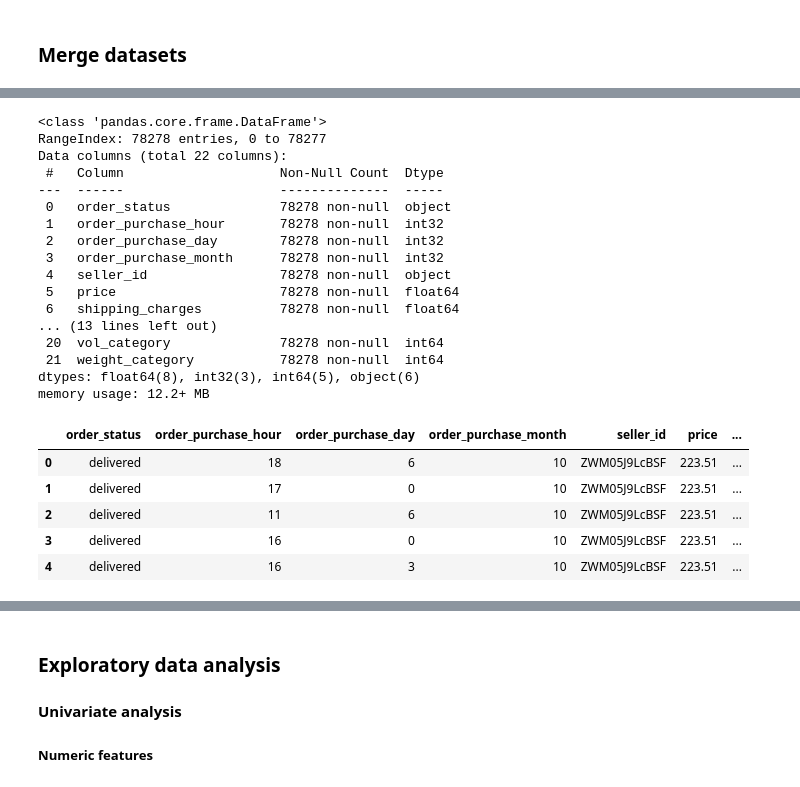
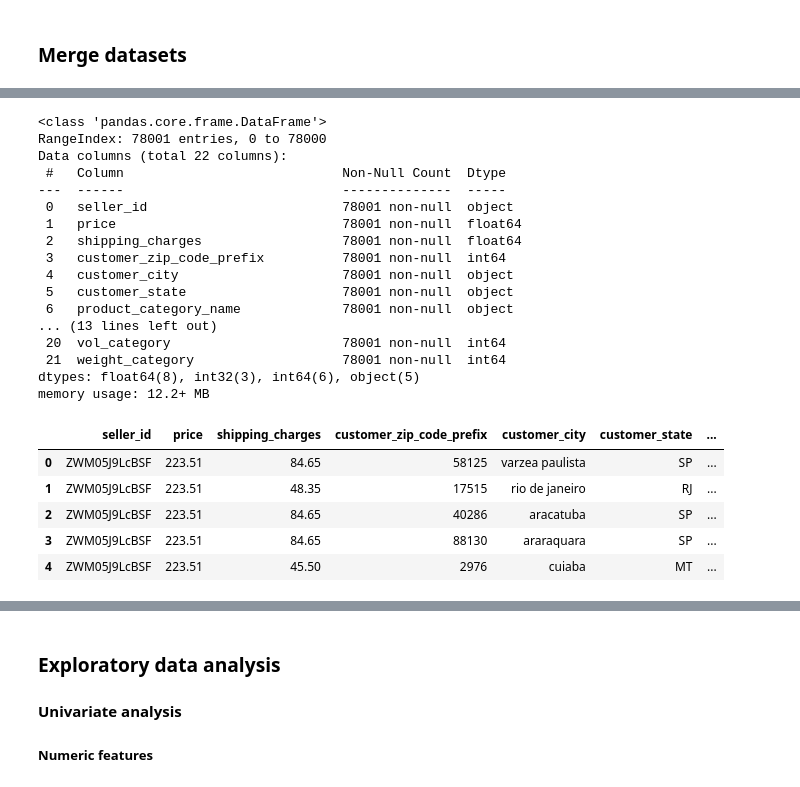
Before and after one commit to piyalidas28/ML_AI_UCB, a Jupyter notebook: capstone_project_ecomm_payment/ecomm.ipynb, the cells around one changed output, grey strips where cells are left out. Drawn from its saved outputs; the diff is of its cells as text; code cells hidden in the pictures.

```diff
--- a/capstone_project_ecomm_payment/ecomm.ipynb
+++ b/capstone_project_ecomm_payment/ecomm.ipynb
@@ -360,3 +493,0 @@ Insights:
-# %%
-df_orders_train[["order_purchase_timestamp", "order_approved_at", "order_delivered_timestamp", "order_estimated_delivery_date"]] = df_orders_train[["order_purchase_timestamp", "order_approved_at", "order_delivered_timestamp", "order_estimated_delivery_date"]].apply(pd.to_datetime)
-df_orders_train['order_purchase_timestamp'].dt.hour
@@ -452,14 +505,14 @@ def merge_datasets(df_orders, df_order_items, df_customers, df_products, df_paym
     )
 # %%
 # merge training datasets
-df_tr = merge_datasets(
+df = merge_datasets(
     df_orders_train,
     df_order_items_train,
     df_customers_train,
     df_products_train,
     df_payments_train,
 )
-df_tr.info()
-print_df_info(df_tr)
+df.info()
+print_df_info(df)
 # %% [output]
 <class 'pandas.core.frame.DataFrame'>
@@ -547,2 +593,4 @@ Duplicate values:
+# %%
+df.dropna(subset=["prod_vol","product_category_name"], inplace=True)
 # %%
 # it seems removing the various id columns resulted in lots of duplicates. Dropping those duplicates now
@@ -569,32 +617,32 @@ dtypes: float64(8), int32(3), int64(5), object(6)
 memory usage: 12.8+ MB
 # %%
 # reseting the index
-df_tr.reset_index(drop=True, inplace=True)
-df_tr.info()
+df.reset_index(drop=True, inplace=True)
+df.info()
 # %% [output]
 <class 'pandas.core.frame.DataFrame'>
-RangeIndex: 78278 entries, 0 to 78277
+RangeIndex: 78001 entries, 0 to 78000
 Data columns (total 22 columns):
- #   Column                    Non-Null Count  Dtype
----  ------                    --------------  -----
- 0   order_status              78278 non-null  object
- 1   order_purchase_hour       78278 non-null  int32
- 2   order_purchase_day        78278 non-null  int32
- 3   order_purchase_month      78278 non-null  int32
- 4   seller_id                 78278 non-null  object
- 5   price                     78278 non-null  float64
- 6   shipping_charges          78278 non-null  float64
+ #   Column                            Non-Null Count  Dtype
+---  ------                            --------------  -----
+ 0   seller_id                         78001 non-null  object
+ 1   price                             78001 non-null  float64
+ 2   shipping_charges                  78001 non-null  float64
+ 3   customer_zip_code_prefix          78001 non-null  int64
+ 4   customer_city                     78001 non-null  object
+ 5   customer_state                    78001 non-null  object
+ 6   product_category_name             78001 non-null  object
 ... (13 lines left out)
- 20  vol_category              78278 non-null  int64
- 21  weight_category           78278 non-null  int64
-dtypes: float64(8), int32(3), int64(5), object(6)
+ 20  vol_category                      78001 non-null  int64
+ 21  weight_category                   78001 non-null  int64
+dtypes: float64(8), int32(3), int64(6), object(5)
 memory usage: 12.2+ MB
 # %%
-df_tr.head()
+df.head()
 # %% [output]
-|  | order_status | order_purchase_hour | order_purchase_day | order_purchase_month | seller_id | price | ... |
-| 0 | delivered | 18 | 6 | 10 | ZWM05J9LcBSF | 223.51 | ... |
-| 1 | delivered | 17 | 0 | 10 | ZWM05J9LcBSF | 223.51 | ... |
-| 2 | delivered | 11 | 6 | 10 | ZWM05J9LcBSF | 223.51 | ... |
-| 3 | delivered | 16 | 0 | 10 | ZWM05J9LcBSF | 223.51 | ... |
-| 4 | delivered | 16 | 3 | 10 | ZWM05J9LcBSF | 223.51 | ... |
+|  | seller_id | price | shipping_charges | customer_zip_code_prefix | customer_city | customer_state | ... |
+| 0 | ZWM05J9LcBSF | 223.51 | 84.65 | 58125 | varzea paulista | SP | ... |
+| 1 | ZWM05J9LcBSF | 223.51 | 48.35 | 17515 | rio de janeiro | RJ | ... |
+| 2 | ZWM05J9LcBSF | 223.51 | 84.65 | 40286 | aracatuba | SP | ... |
+| 3 | ZWM05J9LcBSF | 223.51 | 84.65 | 88130 | araraquara | SP | ... |
+| 4 | ZWM05J9LcBSF | 223.51 | 45.50 | 2976 | cuiaba | MT | ... |
```
Also changed, not shown: parts of 122 cells of this notebook.
